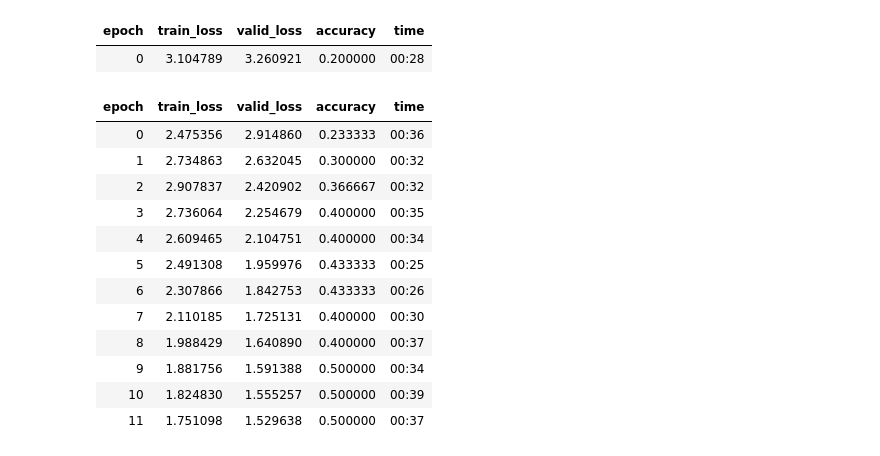
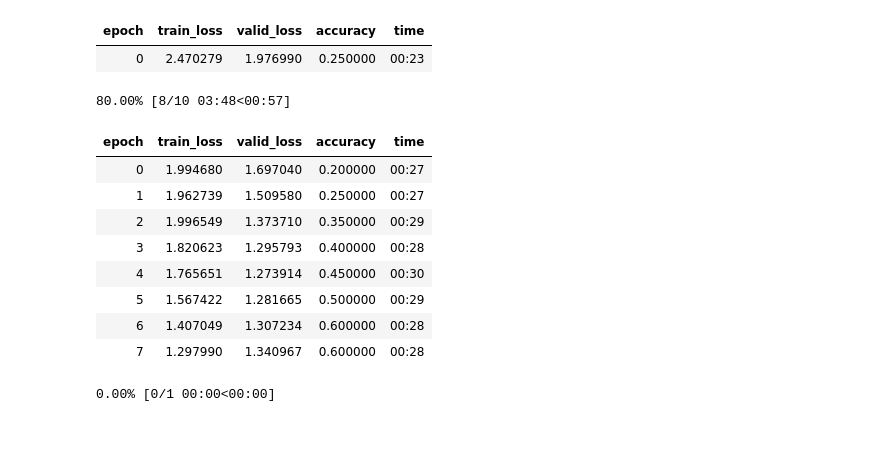
Before and after one commit to RafaellaJunqueira/projetoDL2021, a Jupyter notebook: fastAI_cnn.ipynb, the cells around one changed output. Cells and saved outputs as stored; diff of their text form; code cells hidden in the pictures.

```diff
--- a/fastAI_cnn.ipynb
+++ b/fastAI_cnn.ipynb
@@ -35,22 +35,20 @@ HTTP request sent, awaiting response... 416 Requested Range Not Satisfiable
     The file is already fully retrieved; nothing to do.
 # %%
 learn = cnn_learner(dls, resnet34, metrics=accuracy)
-learn.fine_tune(12)
+learn.fine_tune(10)
 # %% [output]
 | epoch | train_loss | valid_loss | accuracy | time |
-| 0 | 3.104789 | 3.260921 | 0.200000 | 00:28 |
+| 0 | 2.470279 | 1.976990 | 0.250000 | 00:23 |
+80.00% [8/10 03:48<00:57]
 | epoch | train_loss | valid_loss | accuracy | time |
-| 0 | 2.475356 | 2.914860 | 0.233333 | 00:36 |
-| 1 | 2.734863 | 2.632045 | 0.300000 | 00:32 |
-| 2 | 2.907837 | 2.420902 | 0.366667 | 00:32 |
-| 3 | 2.736064 | 2.254679 | 0.400000 | 00:35 |
-| 4 | 2.609465 | 2.104751 | 0.400000 | 00:34 |
-| 5 | 2.491308 | 1.959976 | 0.433333 | 00:25 |
-| 6 | 2.307866 | 1.842753 | 0.433333 | 00:26 |
-| 7 | 2.110185 | 1.725131 | 0.400000 | 00:30 |
-| 8 | 1.988429 | 1.640890 | 0.400000 | 00:37 |
-| 9 | 1.881756 | 1.591388 | 0.500000 | 00:34 |
-| 10 | 1.824830 | 1.555257 | 0.500000 | 00:39 |
-| 11 | 1.751098 | 1.529638 | 0.500000 | 00:37 |
+| 0 | 1.994680 | 1.697040 | 0.200000 | 00:27 |
+| 1 | 1.962739 | 1.509580 | 0.250000 | 00:27 |
+| 2 | 1.996549 | 1.373710 | 0.350000 | 00:29 |
+| 3 | 1.820623 | 1.295793 | 0.400000 | 00:28 |
+| 4 | 1.765651 | 1.273914 | 0.450000 | 00:30 |
+| 5 | 1.567422 | 1.281665 | 0.500000 | 00:29 |
+| 6 | 1.407049 | 1.307234 | 0.600000 | 00:28 |
+| 7 | 1.297990 | 1.340967 | 0.600000 | 00:28 |
+0.00% [0/1 00:00<00:00]
 # %%
 learn.dls.vocab
```
Also changed, not shown: parts of 5 cells of this notebook, 50 other files.
